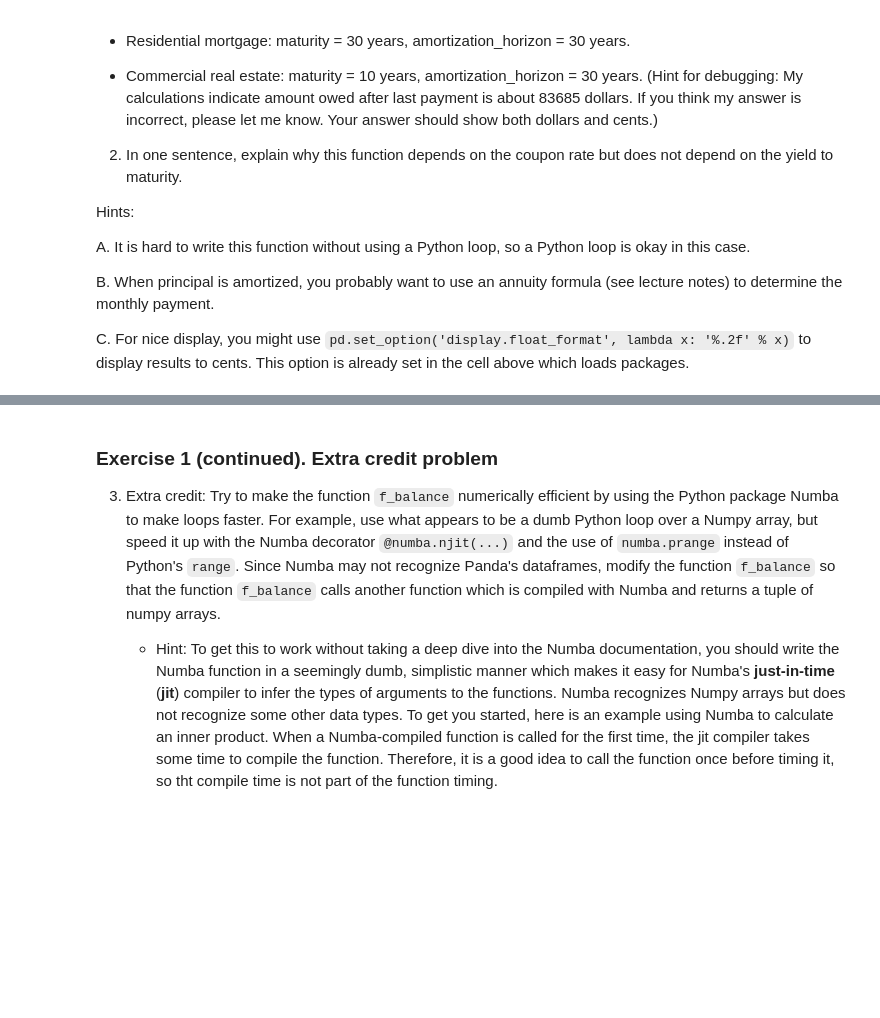
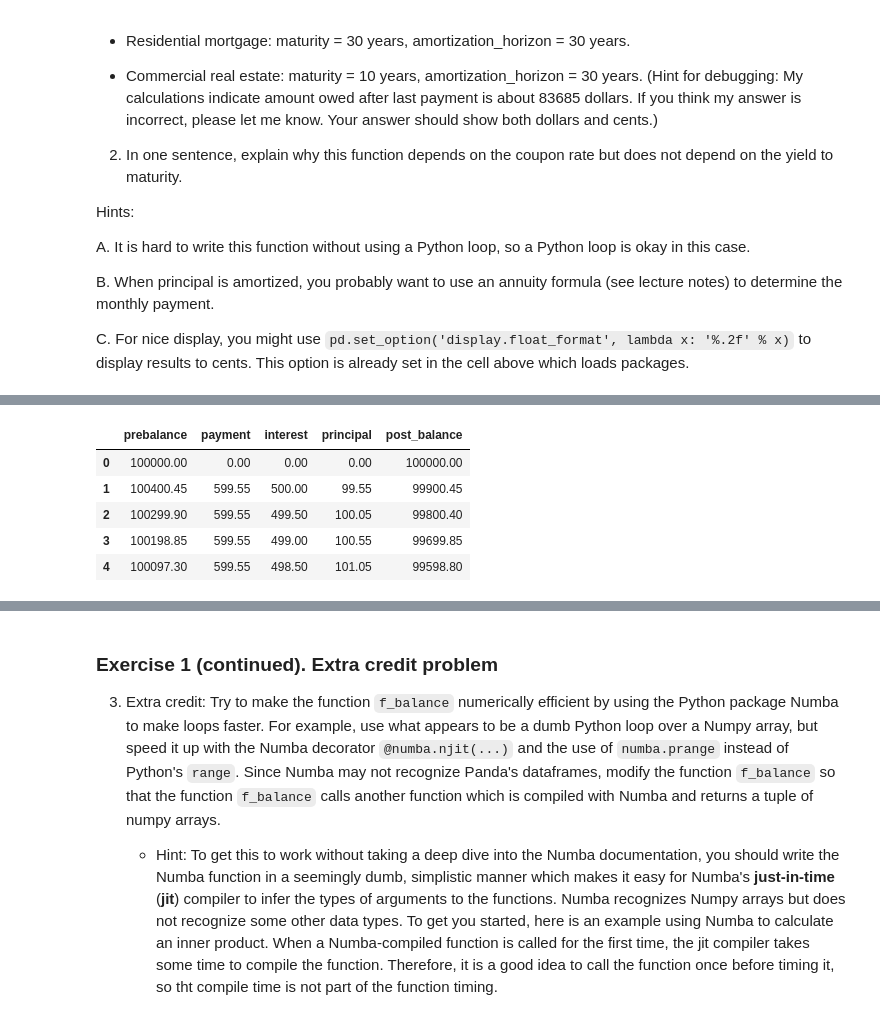
Before and after one commit to pathmarkoak/bufn400, a Jupyter notebook: Homeworks/Homework 2/Bonds and mortgages (theoretical calculations).ipynb, the cells around one changed output, grey strips where cells are left out. Saved outputs shown, nothing was run; the diff lists cells and outputs as text; code cells hidden in the pictures; blank space fills up the shorter version.

```diff
--- a/Homeworks/Homework 2/Bonds and mortgages (theoretical calculations).ipynb
+++ b/Homeworks/Homework 2/Bonds and mortgages (theoretical calculations).ipynb
@@ -170,0 +91,52 @@ U.S Treasury security:
+# %%
+def f_balance(loan_amount, coupon_rate, maturity, amortization_horizon=None, num_per_year=12):
+    # Initialize data lists
+    pre_balances = [loan_amount]
+    post_balances = [loan_amount]
+    payments = [0]
+    interests = [0]
+    principals = [0]
+
+    # If amortization_horizon is None, it's an interest only loan
+    if amortization_horizon is None:
+        fixed_payment = loan_amount * (coupon_rate / num_per_year)
+    else:
+        # Annuity formula to compute fixed monthly payment for amortizing loans
+        r = coupon_rate / num_per_year
+        n = num_per_year * amortization_horizon
+        fixed_payment = loan_amount * (r / (1 - (1 + r) ** -n))
+
+    # Loop for each period to compute payments, interests, principals, and balances
+    for i in range(1, num_per_year * maturity + 1):
+        interest = post_balances[-1] * (coupon_rate / num_per_year)
+        principal = fixed_payment - interest if i <= num_per_year * (amortization_horizon or 0) else 0
+        post_balance = post_balances[-1] - principal
+
+        payments.append(fixed_payment if i <= num_per_year * (amortization_horizon or 0) else interest)
+        interests.append(interest)
+        principals.append(principal)
+        pre_balances.append(post_balance + interests[-1])
+        post_balances.append(post_balance)
+
+    # Create dataframe from the lists
+    df = pd.DataFrame({
+        'prebalance': pre_balances,
+        'payment': payments,
+        'interest': interests,
+        'principal': principals,
+        'post_balance': post_balances
+    })
+
+    return df
+
+# Set display format
+pd.set_option('display.float_format', lambda x: '%.2f' % x)
+residential_mortgage = f_balance(100000, 0.06, 30, 30)
+residential_mortgage.head()
+# %% [output]
+|  | prebalance | payment | interest | principal | post_balance |
+| 0 | 100000.00 | 0.00 | 0.00 | 0.00 | 100000.00 |
+| 1 | 100400.45 | 599.55 | 500.00 | 99.55 | 99900.45 |
+| 2 | 100299.90 | 599.55 | 499.50 | 100.05 | 99800.40 |
+| 3 | 100198.85 | 599.55 | 499.00 | 100.55 | 99699.85 |
+| 4 | 100097.30 | 599.55 | 498.50 | 101.05 | 99598.80 |
```
Also changed, not shown: parts of 13 cells of this notebook.
